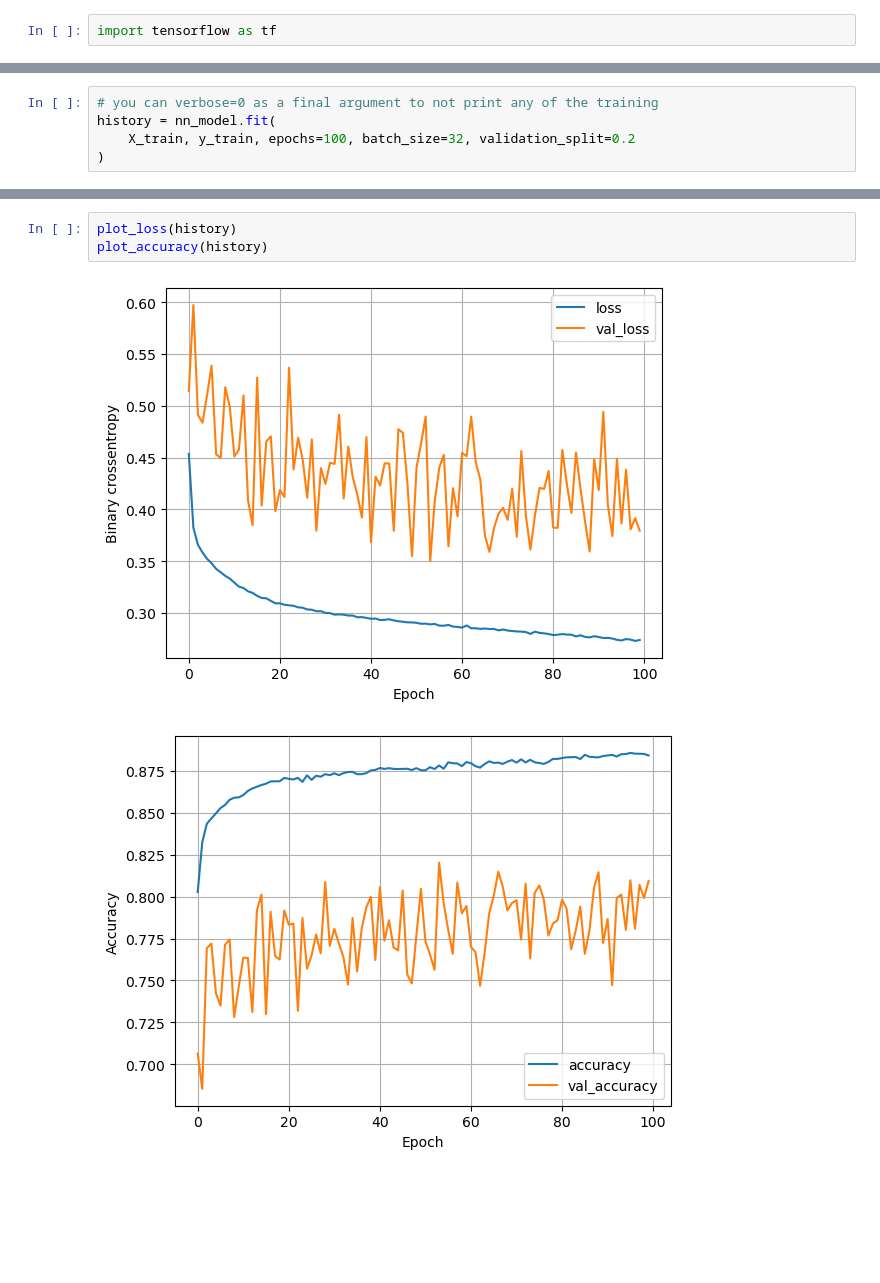
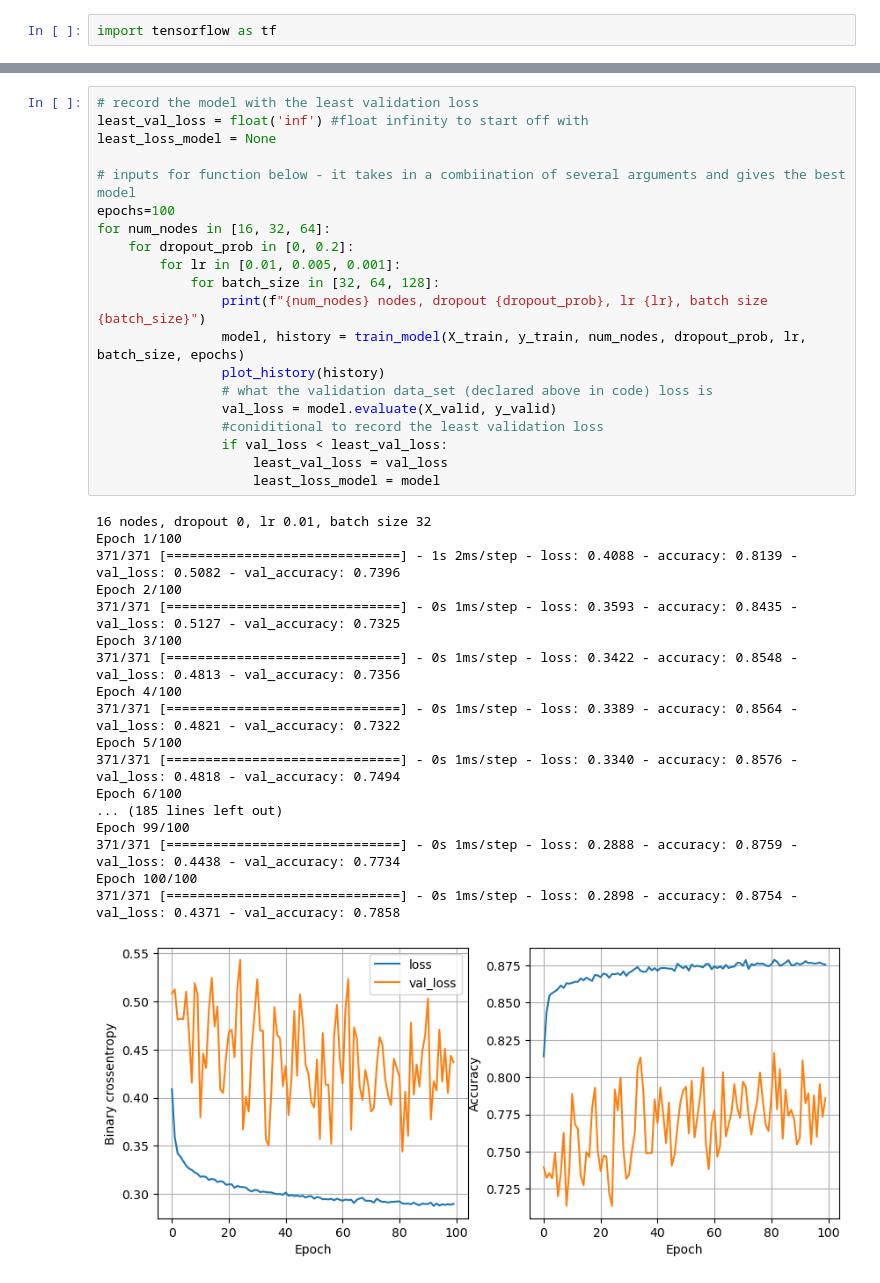
Before and after one commit to Johno4308/ML_googleColab, a Jupyter notebook: Free_Code_Camp_ML_Tutorial.ipynb, the cells around one changed output, grey strips where cells are left out. Saved outputs shown, nothing was run; the diff lists cells and outputs as text; blank space fills up the shorter version.

Commit message:
chosing model

```diff
--- a/Free_Code_Camp_ML_Tutorial.ipynb
+++ b/Free_Code_Camp_ML_Tutorial.ipynb
@@ -255,5 +293,0 @@ nn_model.compile(optimizer=tf.keras.optimizers.Adam(0.001), loss='binary_crossen
-# %%
-# you can verbose=0 as a final argument to not print any of the training
-history = nn_model.fit(
-    X_train, y_train, epochs=100, batch_size=32, validation_split=0.2
-)
@@ -278,6 +294,39 @@ Epoch 100/100
-# %%
-plot_loss(history)
-plot_accuracy(history)
-# %% [output]
-[figure, removed]
-[figure, removed]
+# %%
+# record the model with the least validation loss
+least_val_loss = float('inf') #float infinity to start off with
+least_loss_model = None
+
+# inputs for function below - it takes in a combiination of several arguments and gives the best model
+epochs=100
+for num_nodes in [16, 32, 64]:
+    for dropout_prob in [0, 0.2]:
+        for lr in [0.01, 0.005, 0.001]:
+            for batch_size in [32, 64, 128]:
+                print(f"{num_nodes} nodes, dropout {dropout_prob}, lr {lr}, batch size {batch_size}")
+                model, history = train_model(X_train, y_train, num_nodes, dropout_prob, lr, batch_size, epochs)
+                plot_history(history)
+                # what the validation data_set (declared above in code) loss is
+                val_loss = model.evaluate(X_valid, y_valid)
+                #coniditional to record the least validation loss
+                if val_loss < least_val_loss:
+                    least_val_loss = val_loss
+                    least_loss_model = model
+# %% [output]
+16 nodes, dropout 0, lr 0.01, batch size 32
+Epoch 1/100
+371/371 [==============================] - 1s 2ms/step - loss: 0.4088 - accuracy: 0.8139 - val_loss: 0.5082 - val_accuracy: 0.7396
+Epoch 2/100
+371/371 [==============================] - 0s 1ms/step - loss: 0.3593 - accuracy: 0.8435 - val_loss: 0.5127 - val_accuracy: 0.7325
+Epoch 3/100
+371/371 [==============================] - 0s 1ms/step - loss: 0.3422 - accuracy: 0.8548 - val_loss: 0.4813 - val_accuracy: 0.7356
+Epoch 4/100
+371/371 [==============================] - 0s 1ms/step - loss: 0.3389 - accuracy: 0.8564 - val_loss: 0.4821 - val_accuracy: 0.7322
+Epoch 5/100
+371/371 [==============================] - 0s 1ms/step - loss: 0.3340 - accuracy: 0.8576 - val_loss: 0.4818 - val_accuracy: 0.7494
+Epoch 6/100
+... (185 lines left out)
+Epoch 99/100
+371/371 [==============================] - 0s 1ms/step - loss: 0.2888 - accuracy: 0.8759 - val_loss: 0.4438 - val_accuracy: 0.7734
+Epoch 100/100
+371/371 [==============================] - 0s 1ms/step - loss: 0.2898 - accuracy: 0.8754 - val_loss: 0.4371 - val_accuracy: 0.7858
+[figure, added]
```
Also changed, not shown: parts of 5 cells of this notebook.
